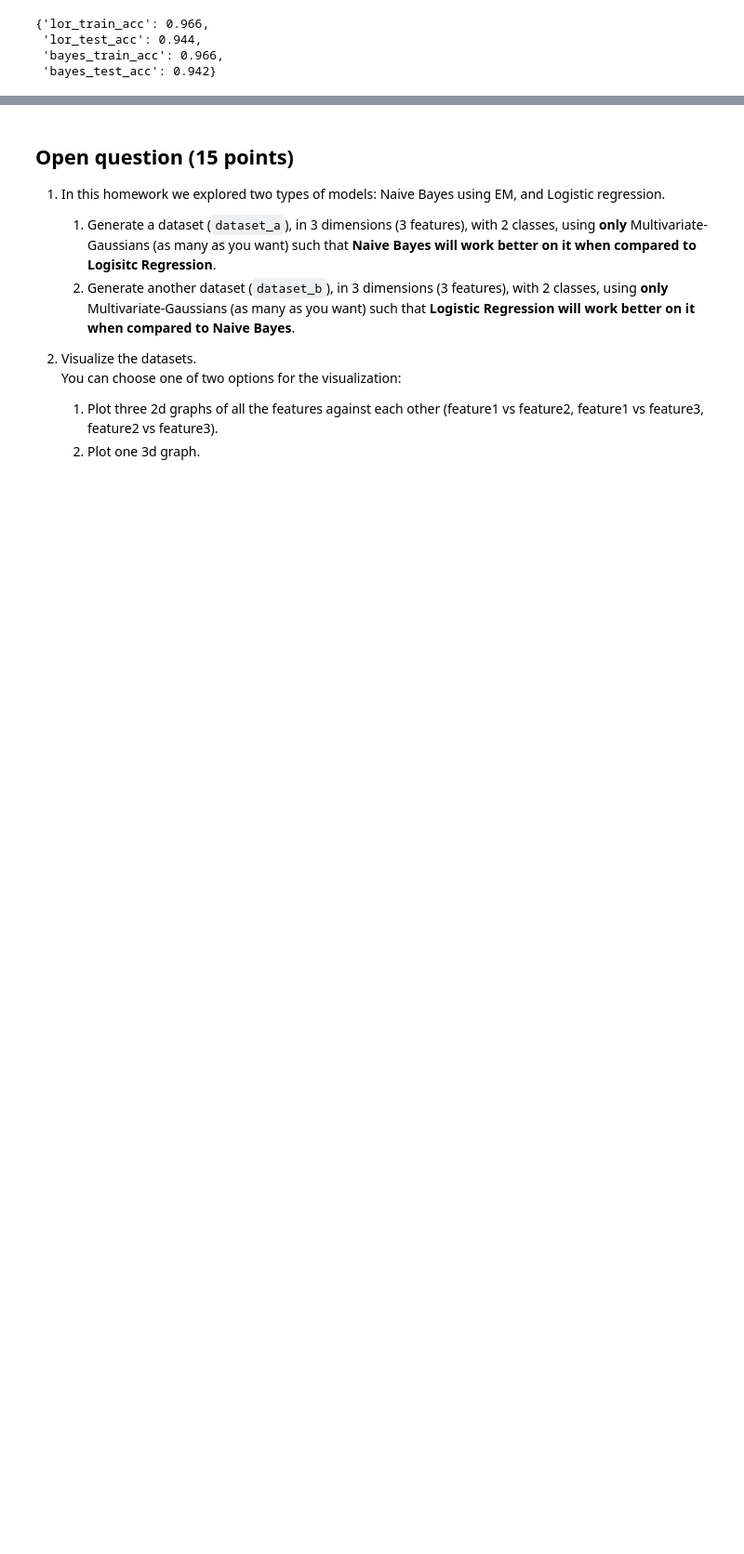
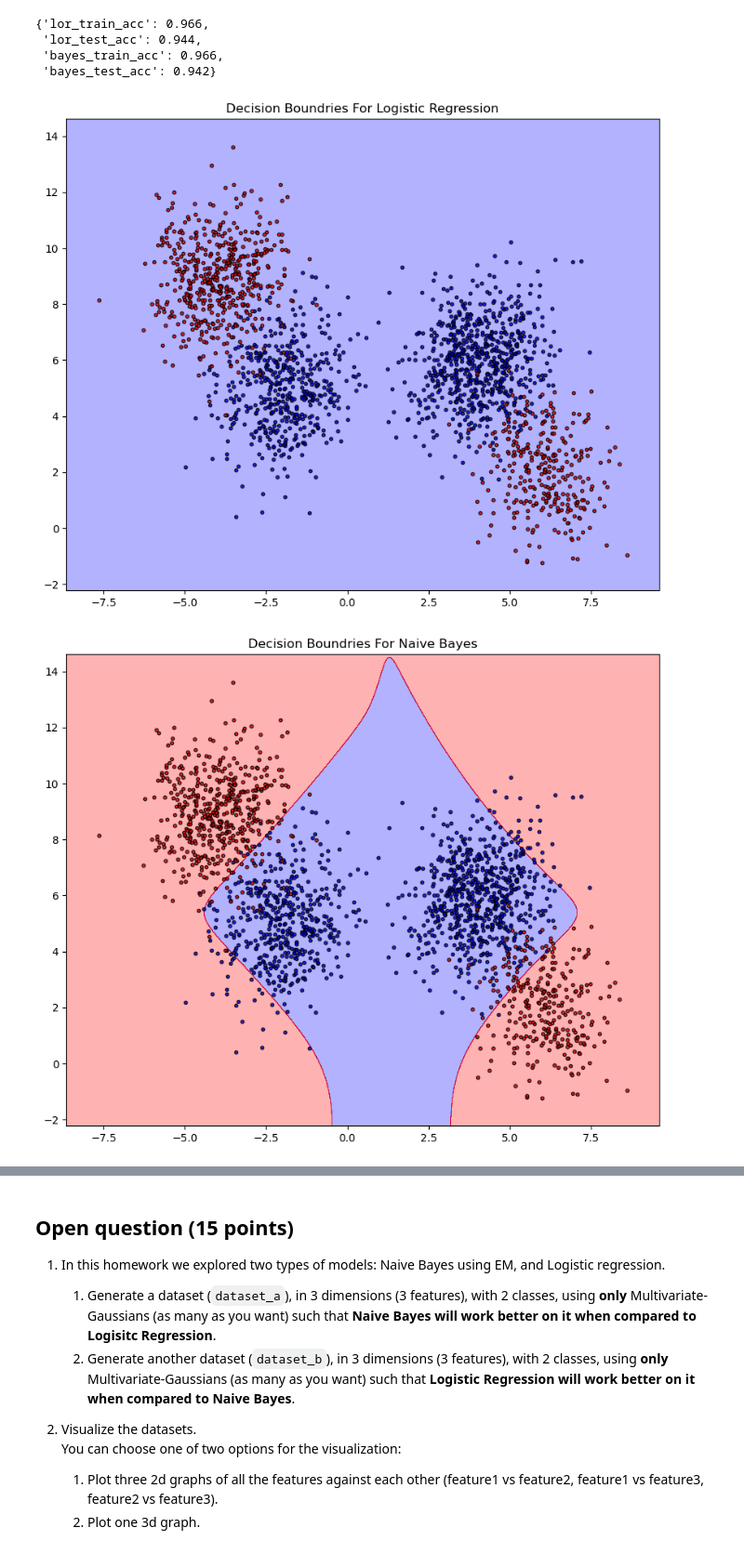
Before and after one commit to LiorRefael7/ML, a Jupyter notebook: hwa4/hwa4.ipynb, the cells around one changed output, grey strips where cells are left out. Shown at 93% size. Saved outputs shown, nothing was run; the diff lists cells and outputs as text; code cells hidden in the pictures; blank space fills up the shorter version.

```diff
--- a/hwa4/hwa4.ipynb
+++ b/hwa4/hwa4.ipynb
@@ -370,3 +370,9 @@ model_evaluation(X_training_1000, y_training_1000, X_test_500, y_test_500, 1, be
  'lor_test_acc': 0.944,
  'bayes_train_acc': 0.966,
  'bayes_test_acc': 0.942}
+# %%
+# Full Data
+model_evaluation(X_training, y_training, X_test, y_test, 2, best_eta, best_eps)
+# %% [output]
+[figure, added]
+[figure, added]
```
Also changed, not shown: parts of 4 cells of this notebook, 1 other file.
